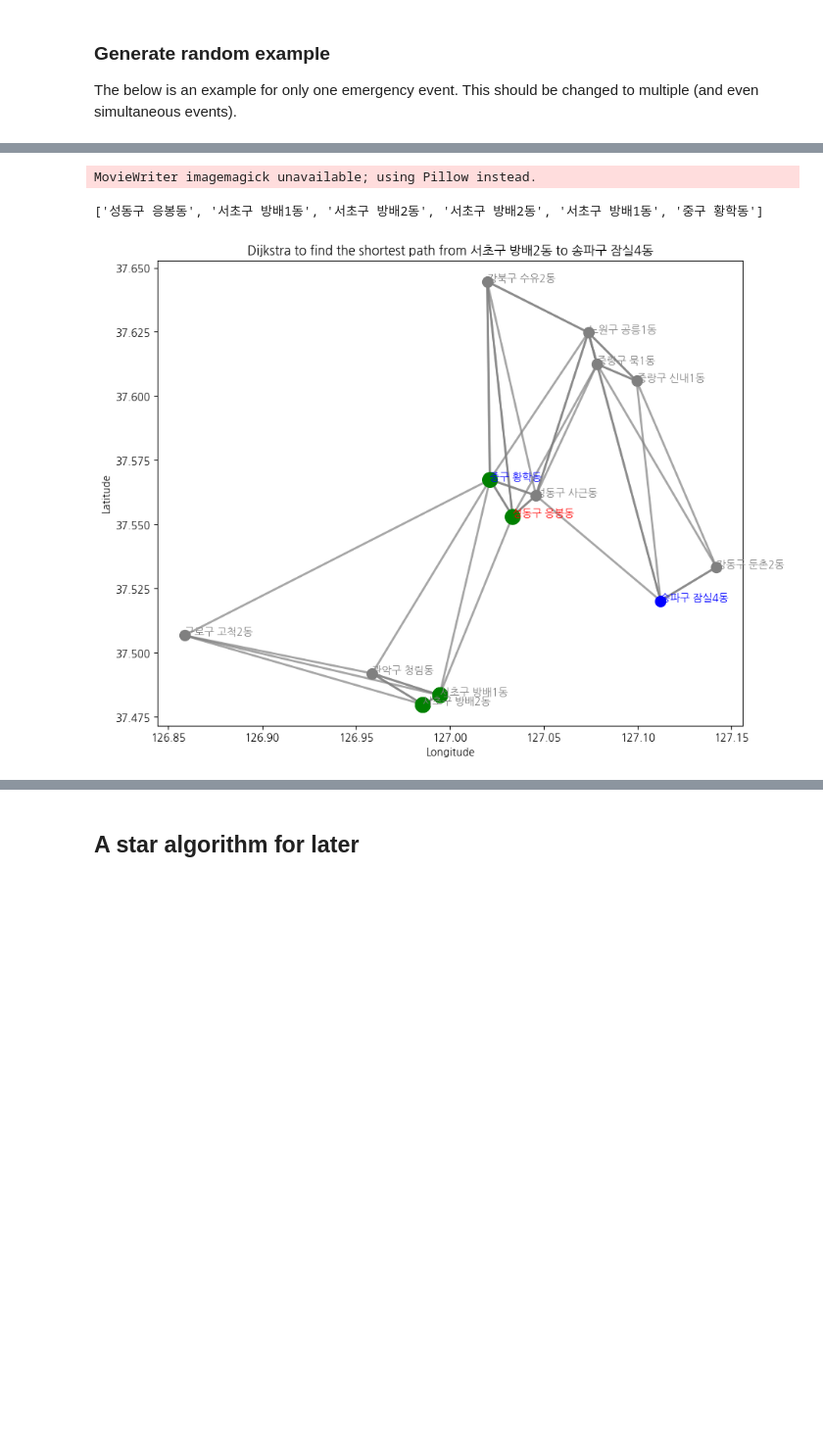
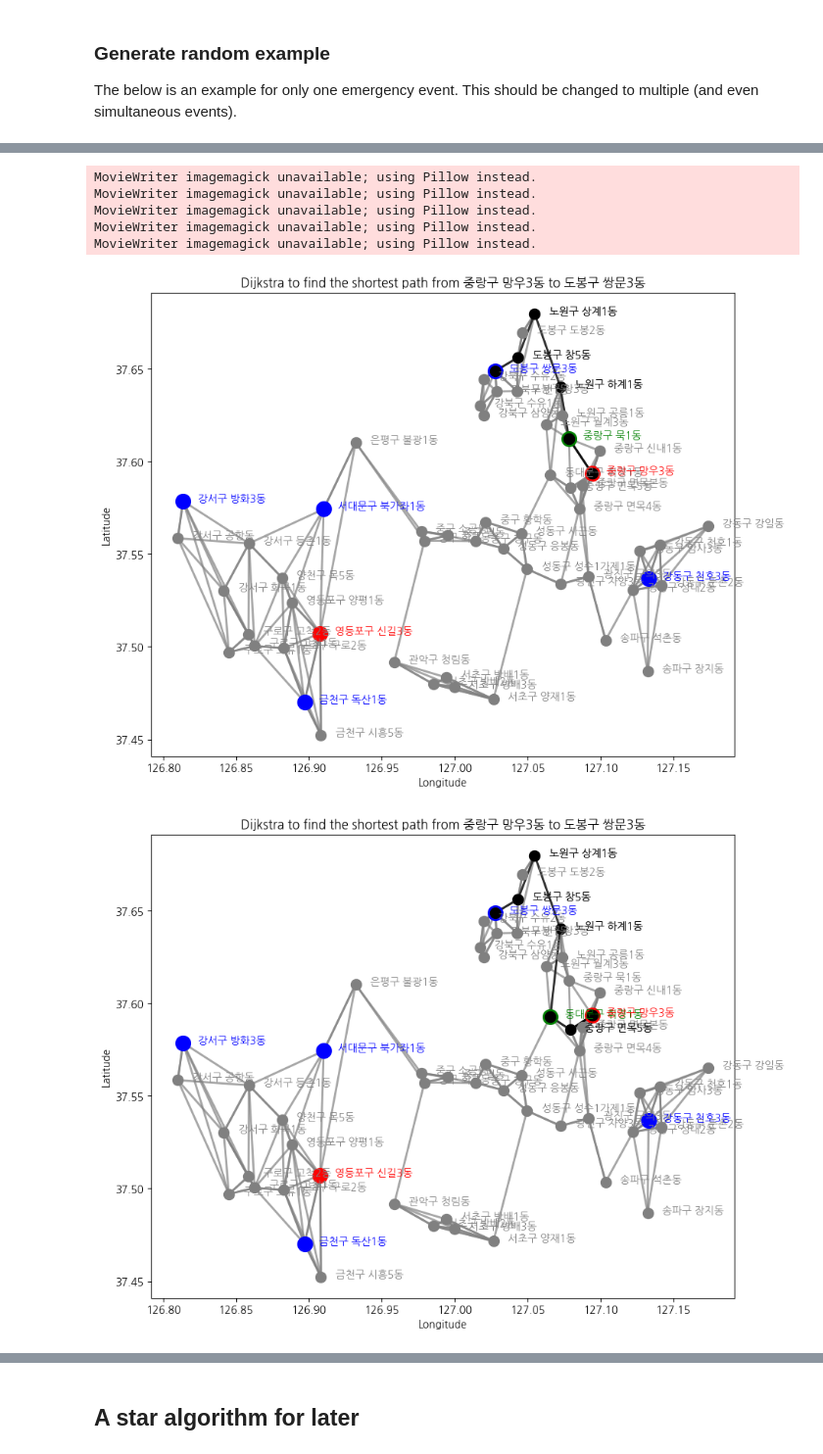
Before and after one commit to YunseolPark/MathematicalOptimization-EmergencyResponse, a Jupyter notebook: emergency_response_time_traffic.ipynb, the cells around one changed output, grey strips where cells are left out. Shown at 98% size. Saved outputs shown, nothing was run; the diff lists cells and outputs as text; code cells hidden in the pictures; blank space fills up the shorter version.

Commit message:
Upscaled Dijkstra

```diff
--- a/emergency_response_time_traffic.ipynb
+++ b/emergency_response_time_traffic.ipynb
@@ -382,3 +395,20 @@ for k in range(0,24):
+# %%
+def house_to_er(hospital, adj_graph, source, day, traffic_factor):
+    town_to_hos = ['', datetime.timedelta(seconds=86400), 0]
+    for sink in hospital:
+        distance, previous, vertices, time_difference = dijkstra(adj_graph, source, sink, day, traffic_factor)
+        #print(distance, vertices, previous)
+        #print(time_difference)
+        if town_to_hos[1] > time_difference:
+            town_to_hos = [distance, time_difference, len(distance)]
+        elif town_to_hos[1] == time_difference:
+            if town_to_hos[2] > len(distance):
+                town_to_hos = [distance, time_difference, len(distance)]
+    starting_ambulance = town_to_hos[0][0]
+    print('\tchosen hospital: {}'.format(starting_ambulance))
+    print('\tshortest path to hospital: {}'.format(town_to_hos[0]))
+    print('\ttime needed to hospital: {} minutes and {} seconds'.format(town_to_hos[1].total_seconds()//60, town_to_hos[1].total_seconds()%60))
+    return town_to_hos
 # %% [markdown]
 ### Generate random example
 
@@ -450,47 +460,68 @@ time needed for the shortes path: 21.0 minutes and 28.200000000000045 seconds
 # %%
 #make animation
 from matplotlib.animation import FuncAnimation
+from functools import partial
 
-def make_shortest_path_animation(coordinates, edges, order, fig, ax,
+def animating(frame, coordinates, edges, order, eventplace, fig, ax, pointsize):
+    city = order[frame]
+    ax.scatter(*coordinates[city], color="black", s=pointsize, zorder=4)
+    if city not in ambulance+hospital+[eventplace]:
+        ax.text(coordinates[city][0]+0.01, coordinates[city][1], city, fontsize=10, zorder=5, color="black")
+    if frame+1 < len(order) and city != order[frame+1]:
+        xi1, xi2 = coordinates[city]
+        xj1, xj2 = coordinates[order[frame+1]]
+        ax.plot([xi1, xj1], [xi2, xj2], color='black', alpha=0.7, lw=2, zorder=1)
+
+def make_shortest_path_animation(coordinates, edges, order, eventplace, fig, ax,
                                 pointsize=100):
     # make animation of the shortest path algorithms
     for w, i, j in edges:
         xi1, xi2 = coordinates[i]
         xj1, xj2 = coordinates[j]
         ax.plot([xi1, xj1], [xi2, xj2], color='grey', alpha=0.7, lw=2, zorder=1)
 
     # plot points
     for city, (lon, lat) in coordinates.items():
         # Use different colors for different types of nodes
-        if city in hospital:
-            ax.scatter(lon, lat, color="blue", s=pointsize, zorder=2)
-            ax.text(lon, lat, city, fontsize=10, zorder=5, color="blue")
+        if city == eventplace:
+            ax.scatter(lon, lat, color="green", s=pointsize*2, zorder=2)
+            ax.text(lon+0.01, lat, city, fontsize=10, zorder=5, color="green")
+        elif city in hospital:
+            ax.scatter(lon, lat, color="blue", s=pointsize*2, zorder=2)
+            ax.text(lon+0.01, lat, city, fontsize=10, zorder=5, color="blue")
         elif city in ambulance:
-            ax.scatter(lon, lat, color="red", s=pointsize, zorder=2)
-            ax.text(lon, lat, city, fontsize=10, zorder=5, color="red")
+            ax.scatter(lon, lat, color="red", s=pointsize*2, zorder=2)
+            ax.text(lon+0.01, lat, city, fontsize=10, zorder=5, color="red")
         else:
             ax.scatter(lon, lat, color="grey", s=pointsize, zorder=2)
-            ax.text(lon, lat, city, fontsize=10, zorder=5, color="grey")
+            ax.text(lon+0.01, lat, city, fontsize=10, zorder=5, color="grey")
     '''print(order)
     # color source (first) and sink (last)
     x1, x2 = coordinates[order[0]]
     ax.scatter(x1, x2, color="blue", s=pointsize, zorder=3)
     x1, x2 = coordinates[order[-1]]
     ax.scatter(x1, x2, color="red", s=pointsize*2, zorder=3) '''
-
     # make animation
-    anim = FuncAnimation(fig, lambda t : ax.scatter(*coordinates[order[t-1]],
-                                color="green", s=pointsize*2, zorder=4) if t else None,
-                                frames=range(len(order)+1), interval=500)
+    '''anim = FuncAnimation(fig, animation, fargs=(coordinates, edges, order, eventplace, fig, ax, pointsize),
+                                frames=range(len(order)+1), interval=500)'''
+    anim = FuncAnimation(fig, partial(animating, coordinates=coordinates, edges=edges, order=order, eventplace=eventplace, fig=fig, ax=ax, pointsize=pointsize),
+                                frames=range(len(order)), interval=500)
     ax.set_xlabel('Longitude')
     ax.set_ylabel('Latitude')
     return anim
 
-fig, ax = plt.subplots(figsize=(10, 8))
-ax.set_title('Dijkstra to find the shortest path from {} to {}'.format(source, sink))
-anim = make_shortest_path_animation(graph_dict, edges, closest[0], fig, ax)
-anim.save('Dijkstra_animated.gif', dpi=120, writer='imagemagick')
+for e in range(events):
+    g = graph_list[e]
+    closest = g[2]
+    fig, ax = plt.subplots(figsize=(10, 8))
+    ax.set_title('Dijkstra to find the shortest path from {} to {}'.format(closest[0][0], closest[0][-1]))
+    anim = make_shortest_path_animation(graph_dict, edges, closest[0], g[0], fig, ax)
+    anim.save('Dijkstra_animated_event{}.gif'.format(e+1), dpi=120, writer='imagemagick')
 # %% [output]
 MovieWriter imagemagick unavailable; using Pillow instead.
+MovieWriter imagemagick unavailable; using Pillow instead.
+MovieWriter imagemagick unavailable; using Pillow instead.
+MovieWriter imagemagick unavailable; using Pillow instead.
+MovieWriter imagemagick unavailable; using Pillow instead.
-['성동구 응봉동', '서초구 방배1동', '서초구 방배2동', '서초구 방배2동', '서초구 방배1동', '중구 황학동']
-[figure, old version]
+[figure, new version]
+[figure, added]
```
Also changed, not shown: parts of 21 cells of this notebook, 8 other files.
